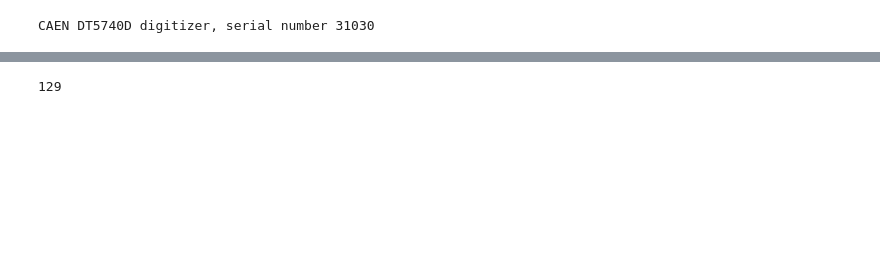
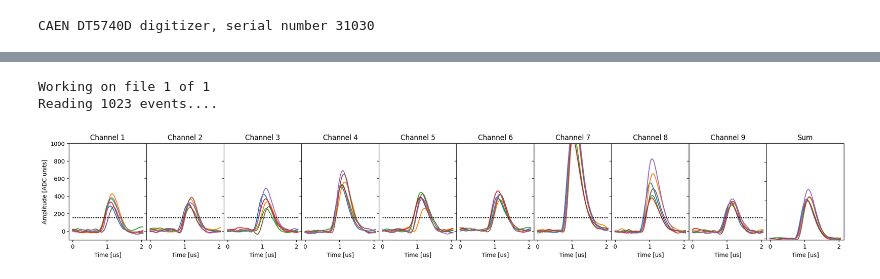
Before and after one commit to Moore-Lab/nanospheres, a Jupyter notebook: DAQ/CAEN/acquire_dt5740_waveforms.ipynb, the cells around one changed output, grey strips where cells are left out. Drawn from its saved outputs; the diff is of its cells as text; code cells hidden in the pictures; blank space fills up the shorter version.

```diff
--- a/DAQ/CAEN/acquire_dt5740_waveforms.ipynb
+++ b/DAQ/CAEN/acquire_dt5740_waveforms.ipynb
@@ -142,4 +127,6 @@ Reading 1023 events....
-# %%
-print(len(wf[0]))
-# %% [output]
-129
+# %%
+take_N_files_CAEN(1, time_per_file=1, make_plot=True, save_data=False)
+# %% [output]
+Working on file 1 of 1
+Reading 1023 events....
+[figure, added]
```
Also changed, not shown: parts of 6 cells of this notebook, 5 other files.
